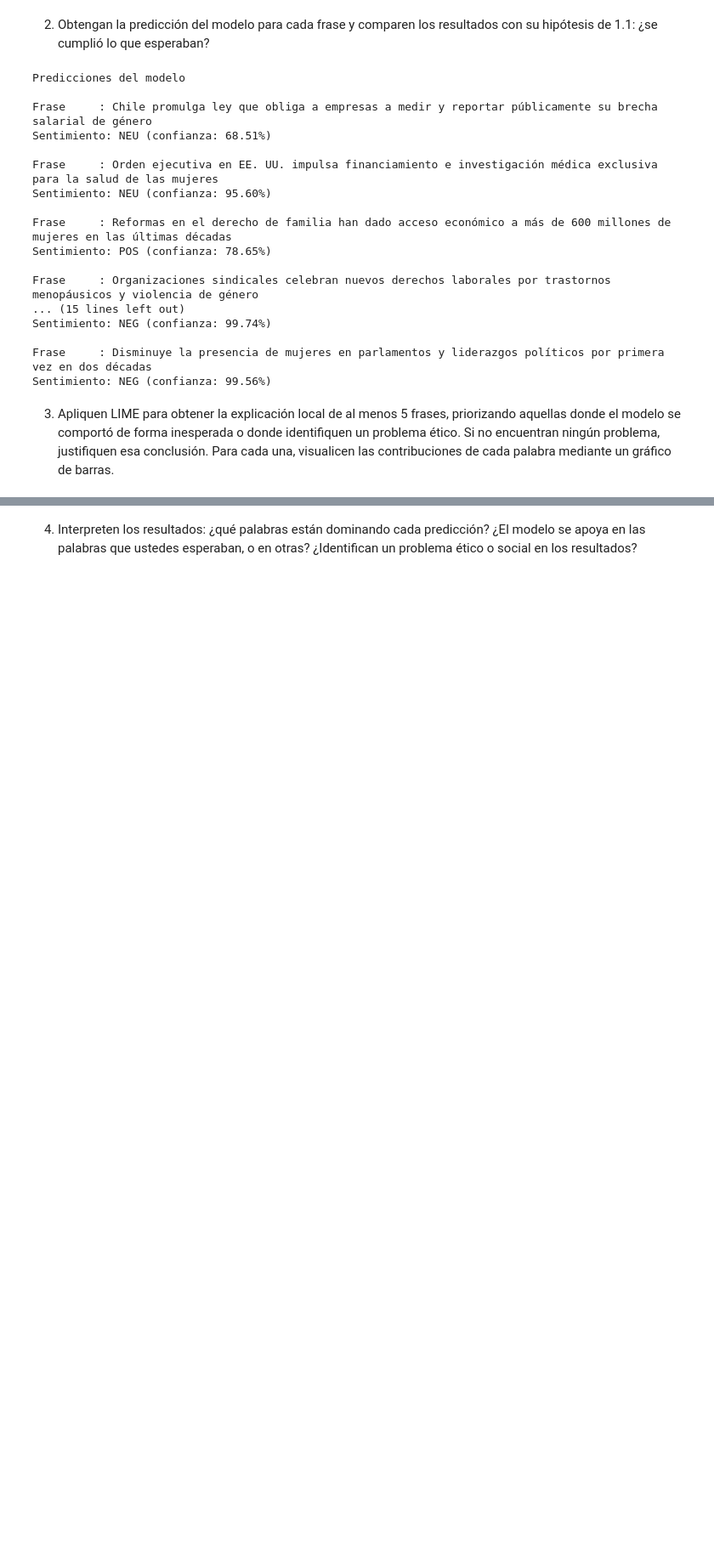
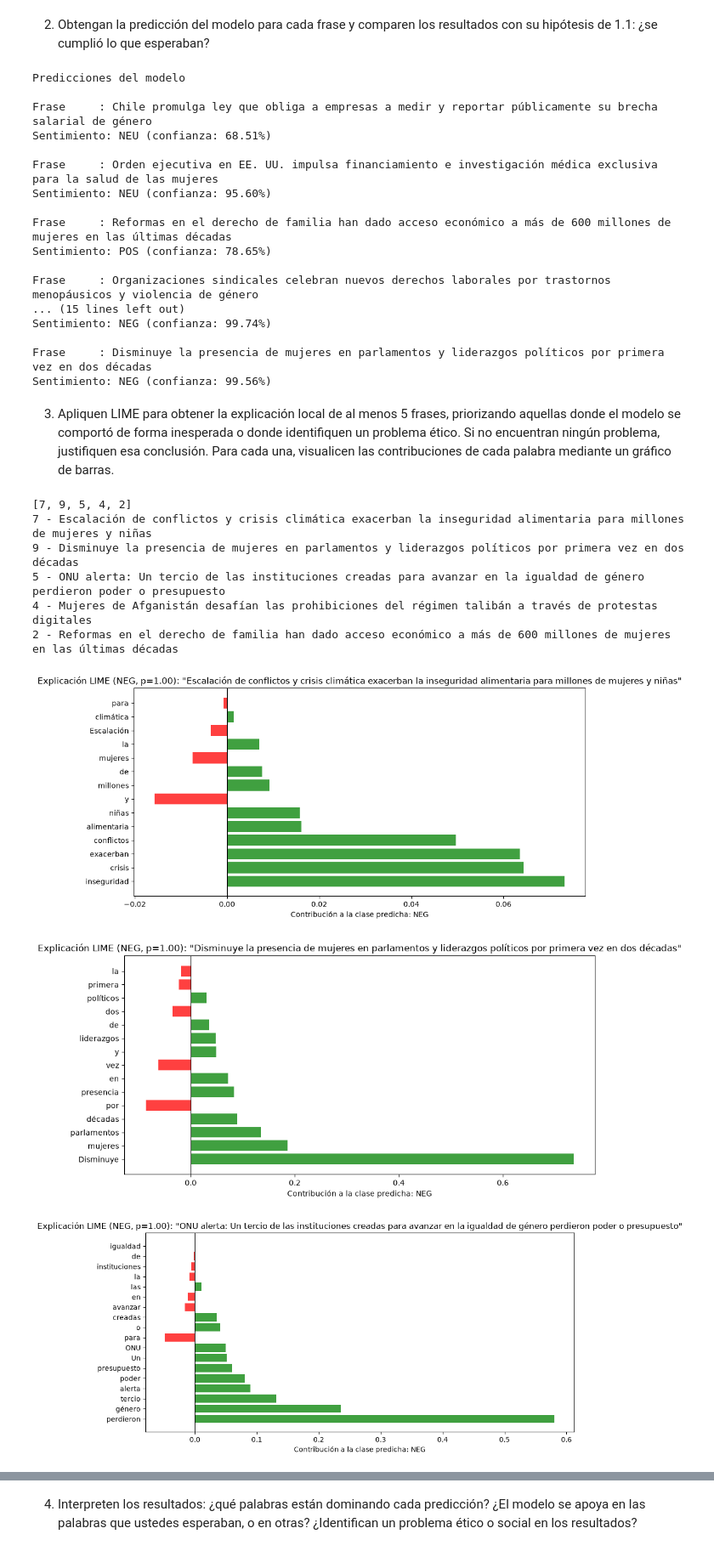
Before and after one commit to vichoe/taller-etica, a Jupyter notebook: S3/Taller_sumativo_3.ipynb, the cells around one changed output, grey strips where cells are left out. Shown at 85% size. Saved outputs shown, nothing was run; the diff lists cells and outputs as text; code cells hidden in the pictures; blank space fills up the shorter version.

Commit message:
uso de predicción con LIME p1.2.3

```diff
--- a/S3/Taller_sumativo_3.ipynb
+++ b/S3/Taller_sumativo_3.ipynb
@@ -172,3 +172,23 @@ Frase     : Disminuye la presencia de mujeres en parlamentos y liderazgos polít
 Sentimiento: NEG (confianza: 99.56%)
 # %% [markdown]
 3. Apliquen LIME para obtener la explicación local de al menos 5 frases, priorizando aquellas donde el modelo se comportó de forma inesperada o donde identifiquen un problema ético. Si no encuentran ningún problema, justifiquen esa conclusión. Para cada una, visualicen las contribuciones de cada palabra mediante un gráfico de barras.
+# %%
+def predecir_proba(textos):
+    """
+    Envuelve el pipeline de Hugging Face en el formato que espera LIME:
+    recibe una lista de textos y retorna una matriz (n_textos x 3) con
+    probabilidades para las clases NEG, NEU y POS.
+
+    Aproximación: la probabilidad de la clase predicha es el score del modelo;
+    el resto se distribuye uniformemente entre las otras dos clases.
+    """
+    etiquetas = ["NEG", "NEU", "POS"]  # orden fijo requerido por LimeTextExplainer
+    resultados = clasificador(list(textos), top_k=None)
+    probas = []
+    for r in resultados:
+        scores = {d["label"]: d["score"] for d in r}
+        probas.append([scores[e] for e in etiquetas])
+    return np.array(probas)
+
+# Instanciamos el explicador LIME con los nombres de las clases del modelo
+explainer = LimeTextExplainer(class_names=["NEG", "NEU", "POS"])
@@ -174,0 +227,26 @@ Sentimiento: NEG (confianza: 99.56%)
+# %%
+# indices al azar de la lista de frases
+import random
+random.seed(9)
+# 5 indices aleatorios
+i = [random.randint(0, 10) for _ in range(5)]
+print(i)
+
+fras = [frases[i[0]], frases[i[1]], frases[i[2]], frases[i[3]], frases[i[4]]]
+j = 0
+for f in fras:
+    print(f"{i[j]} - {f}")
+    j += 1
+
+for f in fras:
+    graf_pesos(f)
+# %% [output]
+[7, 9, 5, 4, 2]
+7 - Escalación de conflictos y crisis climática exacerban la inseguridad alimentaria para millones de mujeres y niñas
+9 - Disminuye la presencia de mujeres en parlamentos y liderazgos políticos por primera vez en dos décadas
+5 - ONU alerta: Un tercio de las instituciones creadas para avanzar en la igualdad de género perdieron poder o presupuesto
+4 - Mujeres de Afganistán desafían las prohibiciones del régimen talibán a través de protestas digitales
+2 - Reformas en el derecho de familia han dado acceso económico a más de 600 millones de mujeres en las últimas décadas
+[figure, added]
+[figure, added]
+[figure, added]
```
Also changed, not shown: parts of 2 cells of this notebook.
